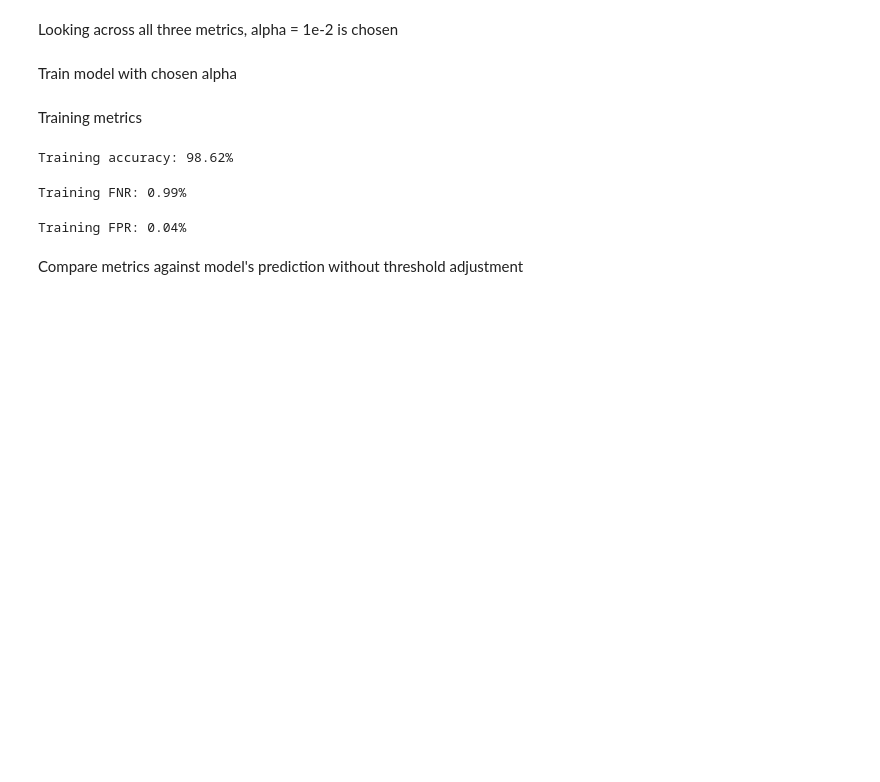
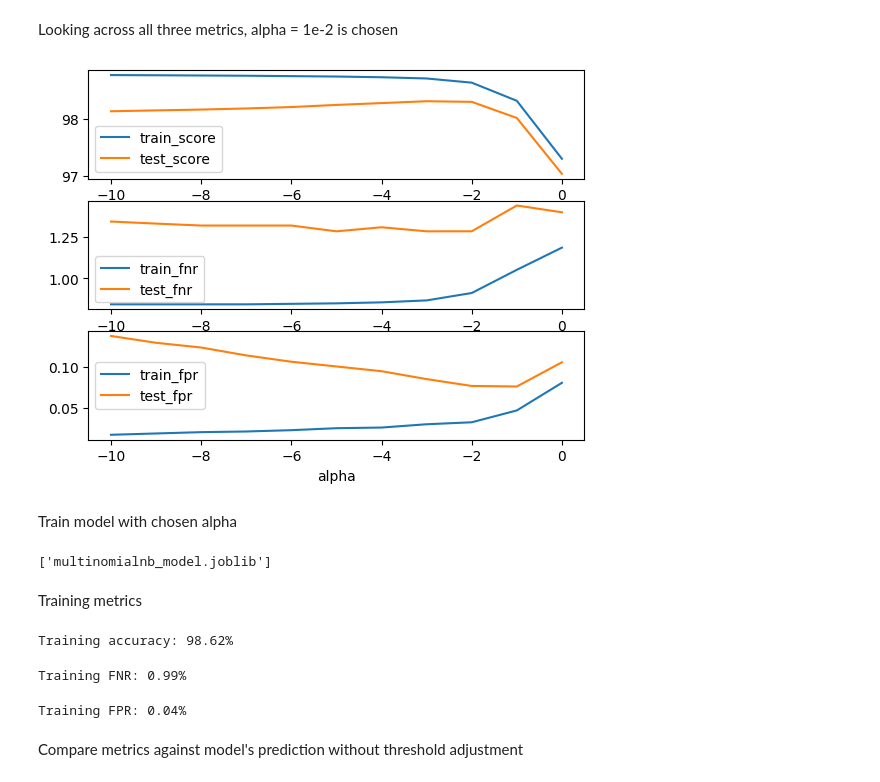
Before and after one commit to felicialeow/language_detector, a Jupyter notebook: Collab_Notebook/Language Detection.ipynb, the cells around one changed output. Drawn from its saved outputs; the diff is of its cells as text; code cells hidden in the pictures; blank space fills up the shorter version.

```diff
--- a/Collab_Notebook/Language Detection.ipynb
+++ b/Collab_Notebook/Language Detection.ipynb
@@ -180,24 +199,22 @@ pd.DataFrame(cv_results_alpha)
 # %% [markdown]
 Looking across all three metrics, alpha = 1e-2 is chosen
 # %%
-# comment lines
-'''
 helpers.print_cv(cv_results_alpha, "alpha", logaxis=True)
-'''
+# %% [output]
+[figure, added]
 # %%
 ALPHA = 1e-2
 # %% [markdown]
 Train model with chosen alpha
 # %%
-# comment lines
-'''
 np.random.seed(1)
 nb_model = MultinomialNB(alpha=ALPHA)
 nb_model.fit(X_train, y_train)
 
 # export model
 joblib.dump(nb_model, "multinomialnb_model.joblib")
-'''
+# %% [output]
+['multinomialnb_model.joblib']
 # %% [markdown]
 Training metrics
 # %%
```
Also changed, not shown: parts of 15 cells of this notebook.
